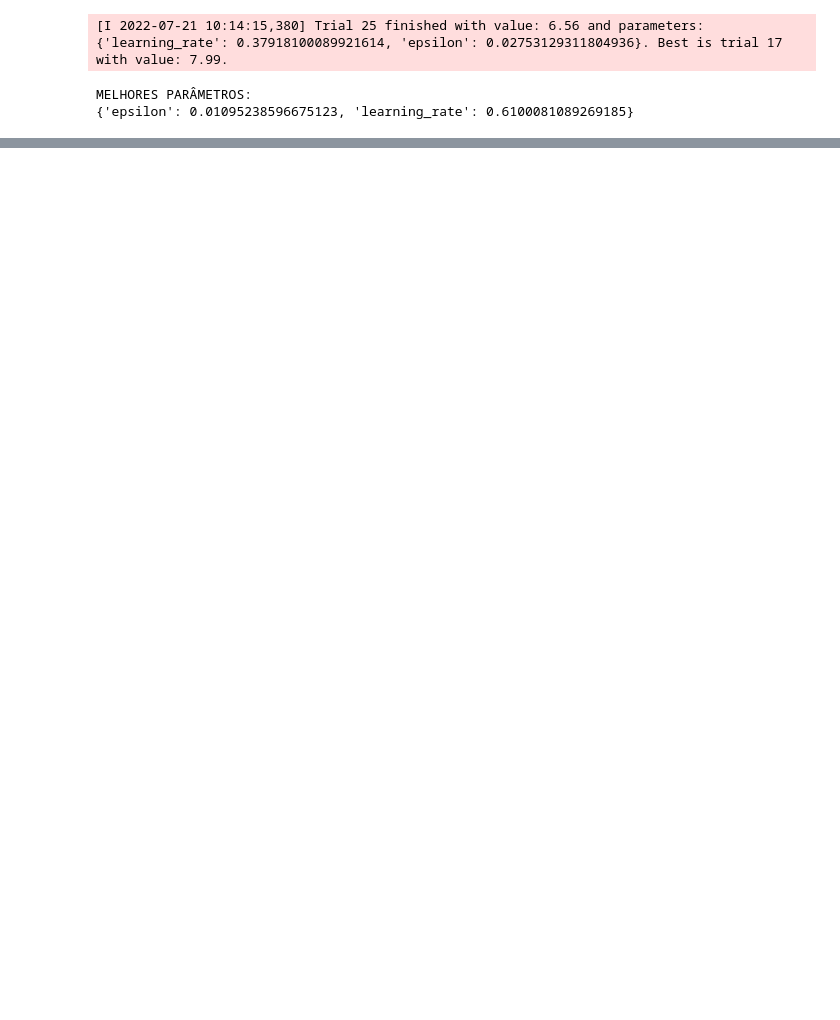
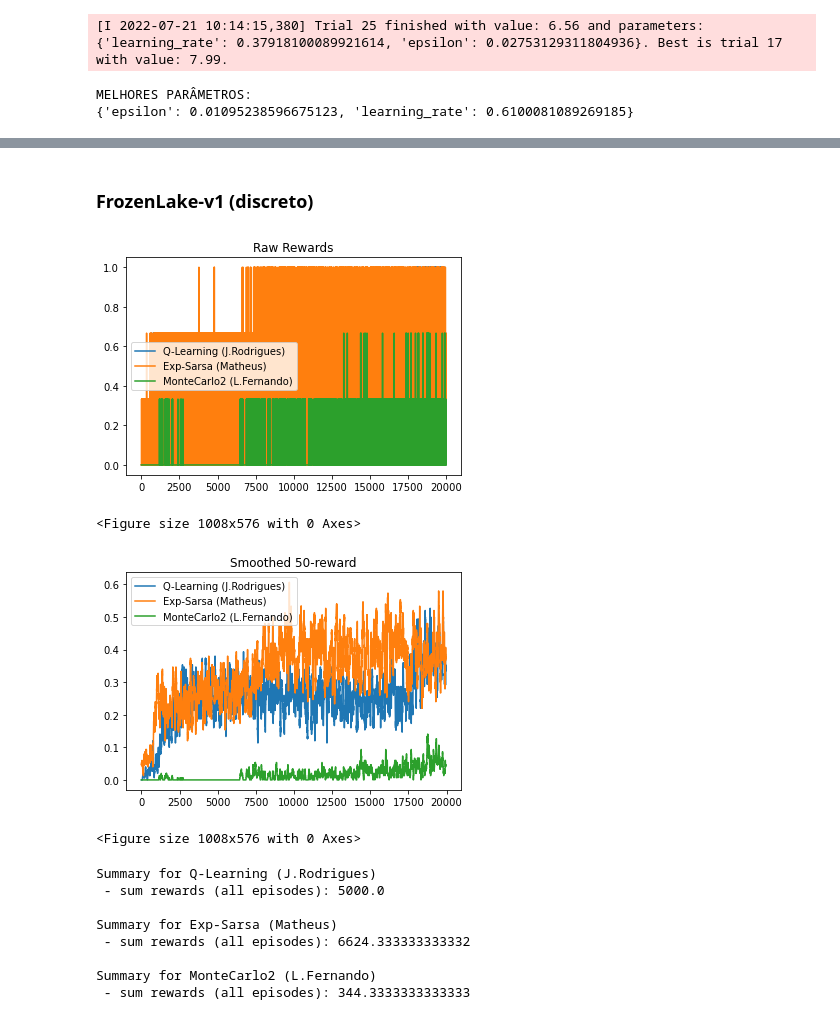
Before and after one commit to pablo-sampaio/rl_facil, a Jupyter notebook: cap05/Cap05_Main.ipynb, the cells around one changed output, grey strips where cells are left out. Drawn from its saved outputs; the diff is of its cells as text; code cells hidden in the pictures; blank space fills up the shorter version.

```diff
--- a/cap05/Cap05_Main.ipynb
+++ b/cap05/Cap05_Main.ipynb
@@ -198,0 +242,34 @@ Agora que você descobriu bons parâmetros, que tal rodar um treinamento mais lo
+# %% [markdown]
+### FrozenLake-v1 (discreto)
+# %%
+environment = gym.make("FrozenLake-v1")
+NUM_EPISODES = 20000
+
+results = []
+
+# {'epsilon': 0.03081133375694635, 'learning_rate': 0.5177593676824266}
+results.append( repeated_exec(3, f"Q-Learning (J.Rodrigues)", run_qlearning, environment, NUM_EPISODES, 0.517, 0.95, 0.030) )
+clear_output()
+
+# 'epsilon': 0.045332160883937794, 'learning_rate': 0.24962062732262033
+results.append( repeated_exec(3, f"Exp-Sarsa (Matheus)", run_expected_sarsa, environment, NUM_EPISODES, 0.249, 0.95, 0.045) )
+clear_output()
+
+# learning_rate': 0.8054242666287916, 'epsilon': 0.07261114965386482, 'gamma': 2.2849204996994357
+results.append( repeated_exec(3, f"MonteCarlo2 (L.Fernando)", run_montecarlo2, environment, NUM_EPISODES, 0.805, 2.28, 0.072) )
+clear_output()
+
+plot_multiple_results(results, cumulative=False, x_log_scale=False)
+# %% [output]
+[figure, added]
+<Figure size 1008x576 with 0 Axes>
+[figure, added]
+<Figure size 1008x576 with 0 Axes>
+Summary for Q-Learning (J.Rodrigues)
+ - sum rewards (all episodes): 5000.0
+
+Summary for Exp-Sarsa (Matheus)
+ - sum rewards (all episodes): 6624.333333333332
+
+Summary for MonteCarlo2 (L.Fernando)
+ - sum rewards (all episodes): 344.3333333333333
```
Also changed, not shown: parts of 32 cells of this notebook, 9 other files.
